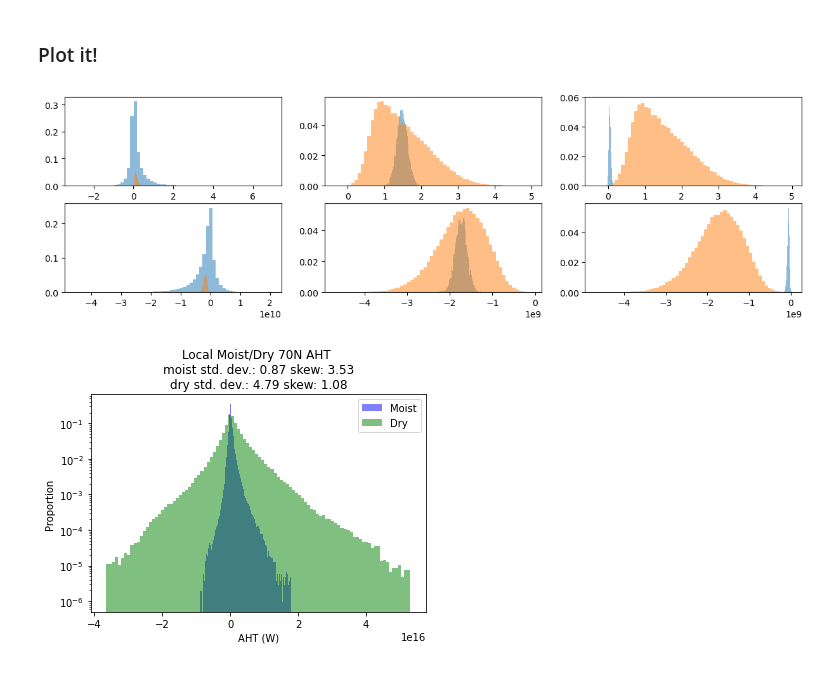
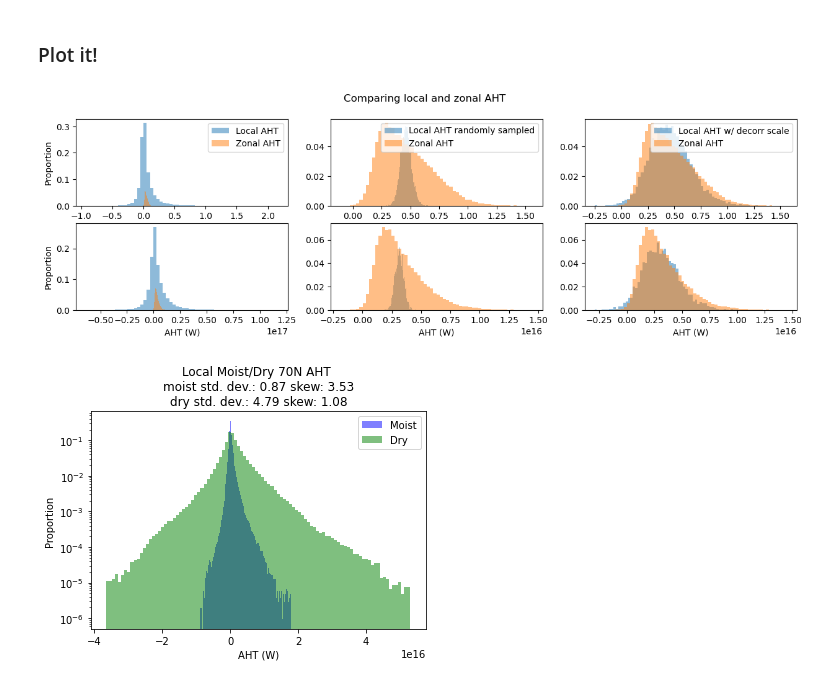
Before and after one commit to tylersc/ERA5_aht, a Jupyter notebook: AHT_distributions.ipynb, the cells around one changed output. Cells and saved outputs as stored; diff of their text form; code cells hidden in the pictures.

Commit message:
Altered some plots

```diff
--- a/AHT_distributions.ipynb
+++ b/AHT_distributions.ipynb
@@ -47,7 +47,7 @@ aht_ds = xr.open_dataset('aht_time_series/era5_aht_time_series.nc')
 ### Load in the necessary single lat AHT files
 
 which_lat1 = 40
-which_lat2 = -40
+which_lat2 = 60
 
 ddir = 'aht_time_series/one_lat/'
 eddy_files1 = sorted(glob(ddir + 'eddy_total_' + str(which_lat1) +'*'))
@@ -58,14 +58,14 @@ for eddy in eddy_files1:
     file_data = np.load(eddy)
     eddy_data1.append(file_data)
 
-eddy_local1 = np.concatenate(eddy_data1)
+eddy_local1 = np.concatenate(eddy_data1) * geometry[era_fncts.get_lat_idx(which_lat1)]
 
 eddy_data2 = []
 for eddy in eddy_files2:
     file_data = np.load(eddy)
     eddy_data2.append(file_data)
 
-eddy_local2 = np.concatenate(eddy_data2)
+eddy_local2 = np.concatenate(eddy_data2) * geometry[era_fncts.get_lat_idx(which_lat2)]
 # %% [markdown]
 ### Randomly sample the points
 # %%
@@ -100,7 +100,7 @@ for i in range(len(eddy_local1[:,0])):
         if j % decorr1 == 0: #If its the decorr length scale get a new time
             time_idx = randint(0, len(eddy_local1[:,0])-1)
         else:
-            continue
+            pass
         lon_samples[j] = eddy_local1[time_idx,j]
     lon_mean = np.nanmean(lon_samples)
     eddy_local1_decor_samples[i] = lon_mean
@@ -112,7 +112,7 @@ for i in range(len(eddy_local2[:,0])):
         if j % decorr2 == 0: #If its the decorr length scale get a new time
             time_idx = randint(0, len(eddy_local2[:,0])-1)
         else:
-            continue
+            pass
         lon_samples[j] = eddy_local2[time_idx,j]
     lon_mean = np.nanmean(lon_samples)
     eddy_local2_decor_samples[i] = lon_mean
@@ -121,30 +121,48 @@ for i in range(len(eddy_local2[:,0])):
 # %%
 fig, axs = plt.subplots(2, 3, figsize=(15,4))
 
 eddy_zonal1 = aht_ds.eddy_aht.sel(latitude=which_lat1).values.flatten()
 eddy_zonal2 = aht_ds.eddy_aht.sel(latitude=which_lat2).values.flatten()
 
-axs[0, 0].hist(eddy_local1.flatten(), weights=np.ones(len(eddy_local1.flatten())) / len(eddy_local1.flatten()), bins=60, alpha=0.5)
-axs[0, 0].hist(eddy_zonal1, weights=np.ones(len(eddy_zonal1)) / len(eddy_zonal1), bins=60, alpha=0.5)
+axs[0, 0].hist(eddy_local1.flatten(), weights=np.ones(len(eddy_local1.flatten())) / len(eddy_local1.flatten()),
+               bins=60, alpha=0.5, label='Local AHT')
+axs[0, 0].hist(eddy_zonal1, weights=np.ones(len(eddy_zonal1)) / len(eddy_zonal1), bins=60, alpha=0.5, label='Zonal AHT')
+axs[0,0].legend(loc=0)
 
 axs[1, 0].hist(eddy_local2.flatten(), weights=np.ones(len(eddy_local2.flatten())) / len(eddy_local2.flatten()), bins=60, alpha=0.5)
 axs[1, 0].hist(eddy_zonal2, weights=np.ones(len(eddy_zonal2)) / len(eddy_zonal2), bins=60, alpha=0.5)
 
-axs[0, 1].hist(eddy_local1_samples.flatten(), weights=np.ones(len(eddy_local1_samples.flatten())) / len(eddy_local1_samples.flatten()), bins=60, alpha=0.5)
-axs[0, 1].hist(eddy_zonal1, weights=np.ones(len(eddy_zonal1)) / len(eddy_zonal1), bins=60, alpha=0.5)
+axs[0, 1].hist(eddy_local1_samples.flatten(), weights=np.ones(len(eddy_local1_samples.flatten())) / len(eddy_local1_samples.flatten()),
+               bins=60, alpha=0.5, label='Local AHT randomly sampled')
+axs[0, 1].hist(eddy_zonal1, weights=np.ones(len(eddy_zonal1)) / len(eddy_zonal1), bins=60, alpha=0.5, label='Zonal AHT')
+axs[0,1].legend(loc=0)
 
 axs[1, 1].hist(eddy_local2_samples.flatten(), weights=np.ones(len(eddy_local2_samples.flatten())) / len(eddy_local2_samples.flatten()), bins=60, alpha=0.5)
 axs[1, 1].hist(eddy_zonal2, weights=np.ones(len(eddy_zonal2)) / len(eddy_zonal2), bins=60, alpha=0.5)
 
-axs[0, 2].hist(eddy_local1_decor_samples.flatten(), weights=np.ones(len(eddy_local1_decor_samples.flatten())) / len(eddy_local1_decor_samples.flatten()), bins=60, alpha=0.5)
-axs[0, 2].hist(eddy_zonal1, weights=np.ones(len(eddy_zonal1)) / len(eddy_zonal1), bins=60, alpha=0.5)
+axs[0, 2].hist(eddy_local1_decor_samples.flatten(), weights=np.ones(len(eddy_local1_decor_samples.flatten())) / len(eddy_local1_decor_samples.flatten()),
+               bins=60, alpha=0.5, label='Local AHT w/ decorr scale')
+axs[0, 2].hist(eddy_zonal1, weights=np.ones(len(eddy_zonal1)) / len(eddy_zonal1), bins=60, alpha=0.5, label='Zonal AHT')
+axs[0,2].legend(loc=0)
 
 axs[1, 2].hist(eddy_local2_decor_samples.flatten(), weights=np.ones(len(eddy_local2_decor_samples.flatten())) / len(eddy_local2_decor_samples.flatten()), bins=60, alpha=0.5)
 axs[1, 2].hist(eddy_zonal2, weights=np.ones(len(eddy_zonal2)) / len(eddy_zonal2), bins=60, alpha=0.5)
 
+
+plt.suptitle('Comparing local and zonal AHT')
+
+axs[0,0].set_ylabel('Proportion')
+axs[1,0].set_ylabel('Proportion')
+
+axs[1,0].set_xlabel('AHT (W)')
+axs[1,1].set_xlabel('AHT (W)')
+axs[1,2].set_xlabel('AHT (W)')
+
+#plt.savefig('figures/paper_plots_brainstorm/local_zonal_aht_comps')
+
 plt.show()
 # %% [output]
-[figure, old version]
+[figure, new version]
 # %%
 which_geom = geometry[era_fncts.get_lat_idx(70)]
 
```
Also changed, not shown: parts of 3 cells of this notebook.
